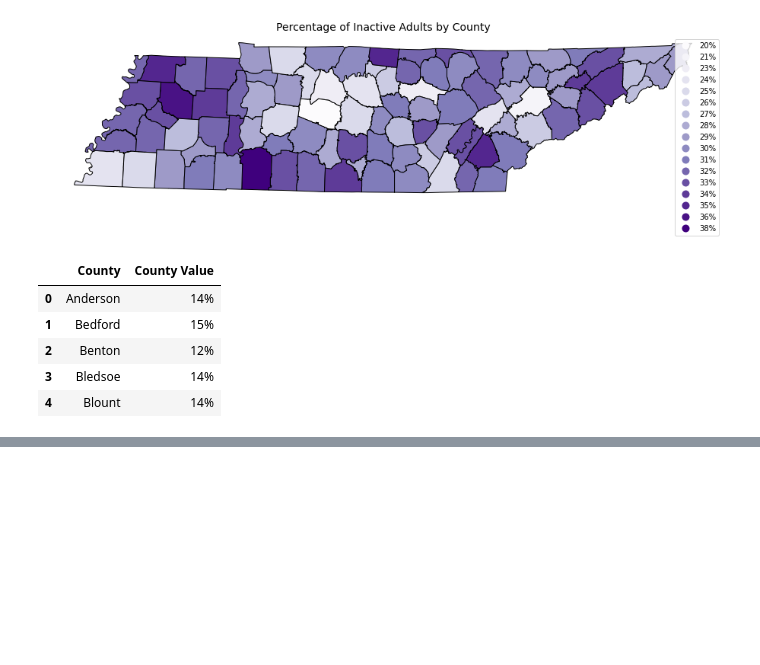
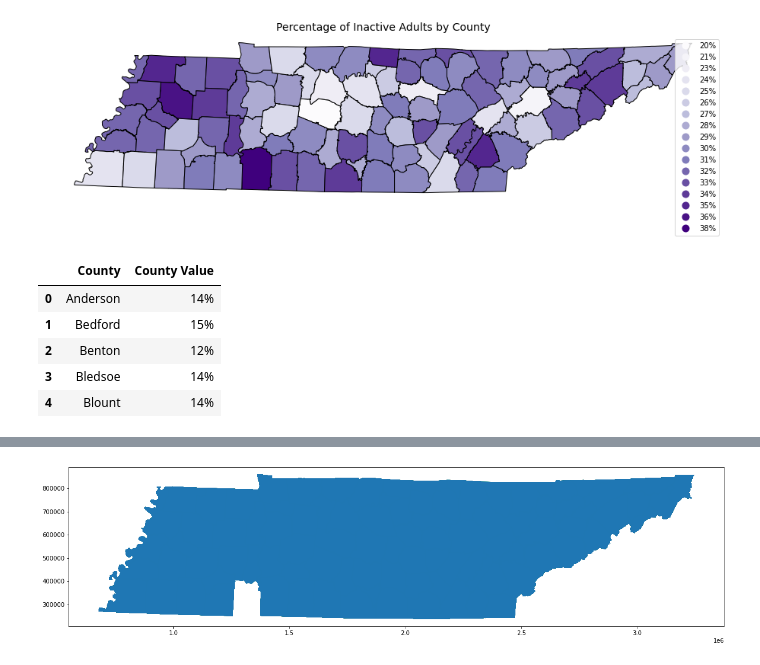
Before and after one commit to abcarlisle22/smile-on-lava-girl, a Jupyter notebook: smile_maps.ipynb, the cells around one changed output, grey strips where cells are left out. Drawn from its saved outputs; the diff is of its cells as text; code cells hidden in the pictures; blank space fills up the shorter version.

```diff
--- a/smile_maps.ipynb
+++ b/smile_maps.ipynb
@@ -164,0 +187,8 @@ obesity_counties.head()
+# %%
+smile_data["CountyName"].replace({"Dekalb": "De Kalb", "Mcminn": "Mc Minn"}, inplace=True)
+# %%
+smile_data.CountyName = smile_data.CountyName.str.lower()
+counties.NAME = counties.NAME.str.lower()
+patients = pd.merge(left = counties, right = smile_data,
+                    left_on = 'NAME', right_on = 'CountyName')
+patients.head()
@@ -164,0 +202,16 @@ obesity_counties.head()
+# %%
+#fig, ax = plt.subplots(figsize=(16,4))
+#patients.plot(column = 'CountyName',
+#                cmap = 'Reds',
+#                edgecolor = 'black',
+#                legend = True,
+#                ax = ax)
+#plt.title('Patient Density By County', fontsize = 14)
+#
+#ax.axis('off');
+
+ax = patients.plot(figsize = (20, 20), color = 'lightgreen')
+patients.plot( ax = ax,);
+plt.show();
+# %% [output]
+[figure, added]
```
Also changed, not shown: parts of 8 cells of this notebook.
